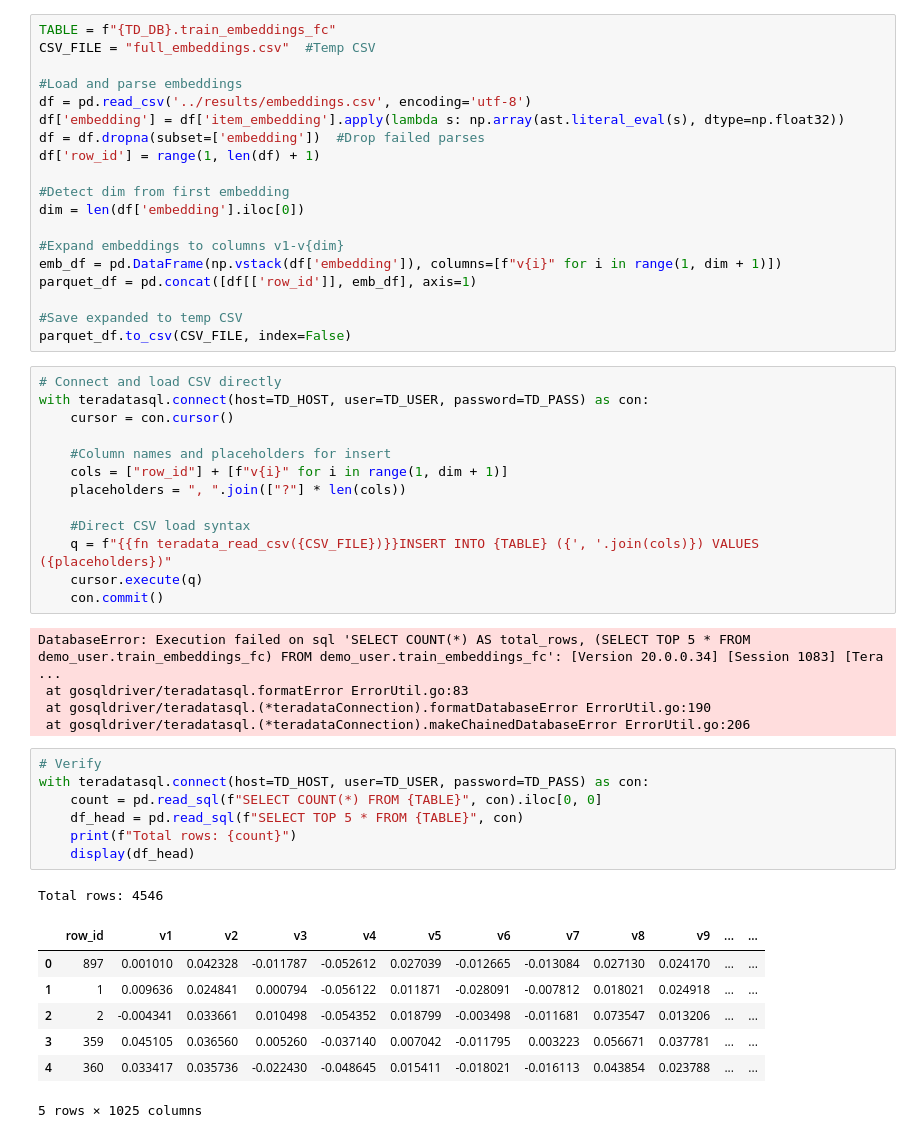
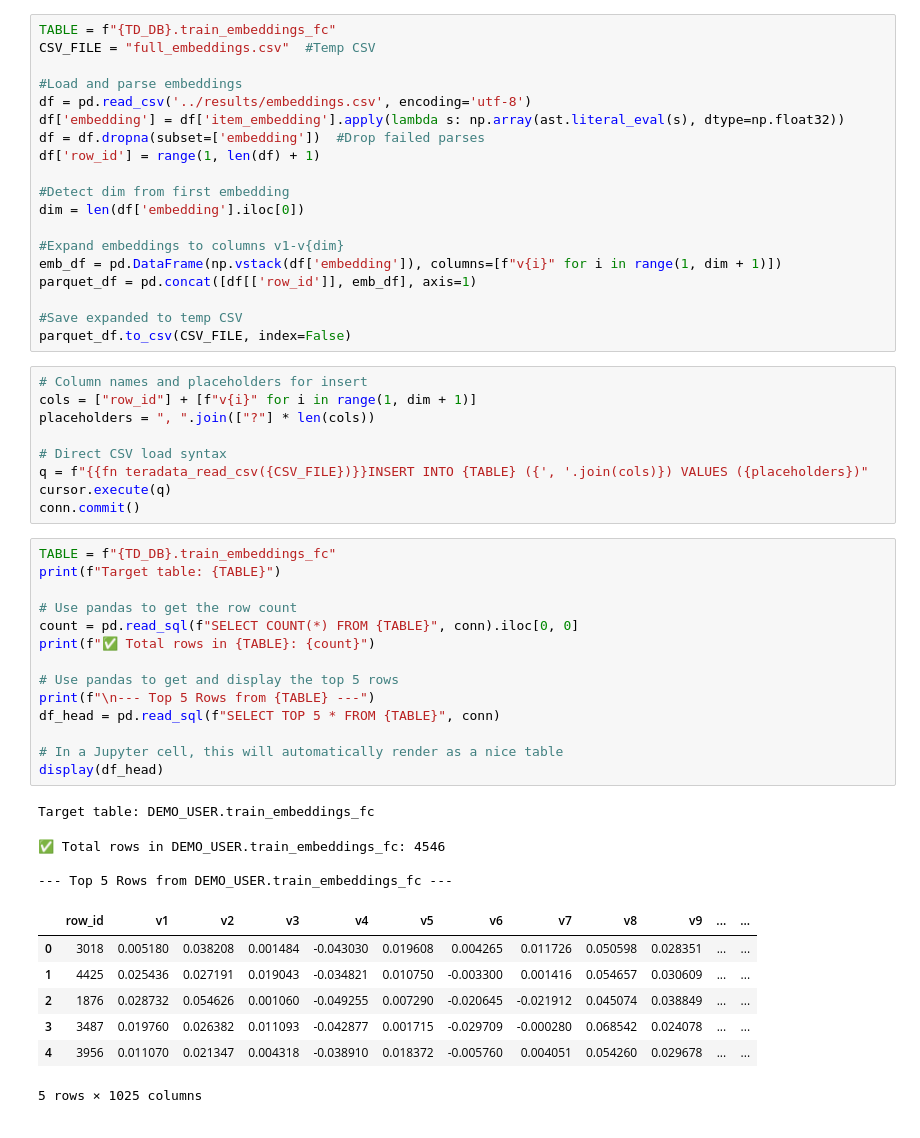
Before and after one commit to A11Veles/Product-GPC-Classification, a Jupyter notebook: src/create_embeddings.ipynb, the cells around one changed output. Saved outputs shown, nothing was run; the diff lists cells and outputs as text.

```diff
--- a/src/create_embeddings.ipynb
+++ b/src/create_embeddings.ipynb
@@ -375,36 +232,37 @@ parquet_df = pd.concat([df[['row_id']], emb_df], axis=1)
 #Save expanded to temp CSV
 parquet_df.to_csv(CSV_FILE, index=False)
 # %%
-# Connect and load CSV directly
-with teradatasql.connect(host=TD_HOST, user=TD_USER, password=TD_PASS) as con:
-    cursor = con.cursor()
+# Column names and placeholders for insert
+cols = ["row_id"] + [f"v{i}" for i in range(1, dim + 1)]
+placeholders = ", ".join(["?"] * len(cols))
 
-    #Column names and placeholders for insert
-    cols = ["row_id"] + [f"v{i}" for i in range(1, dim + 1)]
-    placeholders = ", ".join(["?"] * len(cols))
-
-    #Direct CSV load syntax
-    q = f"{{fn teradata_read_csv({CSV_FILE})}}INSERT INTO {TABLE} ({', '.join(cols)}) VALUES ({placeholders})"
-    cursor.execute(q)
-    con.commit()
+# Direct CSV load syntax
+q = f"{{fn teradata_read_csv({CSV_FILE})}}INSERT INTO {TABLE} ({', '.join(cols)}) VALUES ({placeholders})"
+cursor.execute(q)
+conn.commit()
-# %% [output]
-DatabaseError: Execution failed on sql 'SELECT COUNT(*) AS total_rows, (SELECT TOP 5 * FROM demo_user.train_embeddings_fc) FROM demo_user.train_embeddings_fc': [Version 20.0.0.34] [Session 1083] [Tera ...
- at gosqldriver/teradatasql.formatError ErrorUtil.go:83
- at gosqldriver/teradatasql.(*teradataConnection).formatDatabaseError ErrorUtil.go:190
- at gosqldriver/teradatasql.(*teradataConnection).makeChainedDatabaseError ErrorUtil.go:206
-# %%
-# Verify
-with teradatasql.connect(host=TD_HOST, user=TD_USER, password=TD_PASS) as con:
-    count = pd.read_sql(f"SELECT COUNT(*) FROM {TABLE}", con).iloc[0, 0]
-    df_head = pd.read_sql(f"SELECT TOP 5 * FROM {TABLE}", con)
-    print(f"Total rows: {count}")
-    display(df_head)
-# %% [output]
-Total rows: 4546
-|  | row_id | v1 | v2 | v3 | v4 | v5 | v6 | v7 | v8 | v9 | ... | ... |
-| 0 | 897 | 0.001010 | 0.042328 | -0.011787 | -0.052612 | 0.027039 | -0.012665 | -0.013084 | 0.027130 | 0.024170 | ... | ... |
-| 1 | 1 | 0.009636 | 0.024841 | 0.000794 | -0.056122 | 0.011871 | -0.028091 | -0.007812 | 0.018021 | 0.024918 | ... | ... |
-| 2 | 2 | -0.004341 | 0.033661 | 0.010498 | -0.054352 | 0.018799 | -0.003498 | -0.011681 | 0.073547 | 0.013206 | ... | ... |
-| 3 | 359 | 0.045105 | 0.036560 | 0.005260 | -0.037140 | 0.007042 | -0.011795 | 0.003223 | 0.056671 | 0.037781 | ... | ... |
-| 4 | 360 | 0.033417 | 0.035736 | -0.022430 | -0.048645 | 0.015411 | -0.018021 | -0.016113 | 0.043854 | 0.023788 | ... | ... |
-5 rows × 1025 columns
+# %%
+TABLE = f"{TD_DB}.train_embeddings_fc"
+print(f"Target table: {TABLE}")
+
+# Use pandas to get the row count
+count = pd.read_sql(f"SELECT COUNT(*) FROM {TABLE}", conn).iloc[0, 0]
+print(f"✅ Total rows in {TABLE}: {count}")
+
+# Use pandas to get and display the top 5 rows
+print(f"\n--- Top 5 Rows from {TABLE} ---")
+df_head = pd.read_sql(f"SELECT TOP 5 * FROM {TABLE}", conn)
+
+# In a Jupyter cell, this will automatically render as a nice table
+display(df_head)
+# %% [output]
+Target table: DEMO_USER.train_embeddings_fc
+✅ Total rows in DEMO_USER.train_embeddings_fc: 4546
+
+--- Top 5 Rows from DEMO_USER.train_embeddings_fc ---
+|  | row_id | v1 | v2 | v3 | v4 | v5 | v6 | v7 | v8 | v9 | ... | ... |
+| 0 | 3018 | 0.005180 | 0.038208 | 0.001484 | -0.043030 | 0.019608 | 0.004265 | 0.011726 | 0.050598 | 0.028351 | ... | ... |
+| 1 | 4425 | 0.025436 | 0.027191 | 0.019043 | -0.034821 | 0.010750 | -0.003300 | 0.001416 | 0.054657 | 0.030609 | ... | ... |
+| 2 | 1876 | 0.028732 | 0.054626 | 0.001060 | -0.049255 | 0.007290 | -0.020645 | -0.021912 | 0.045074 | 0.038849 | ... | ... |
+| 3 | 3487 | 0.019760 | 0.026382 | 0.011093 | -0.042877 | 0.001715 | -0.029709 | -0.000280 | 0.068542 | 0.024078 | ... | ... |
+| 4 | 3956 | 0.011070 | 0.021347 | 0.004318 | -0.038910 | 0.018372 | -0.005760 | 0.004051 | 0.054260 | 0.029678 | ... | ... |
+5 rows × 1025 columns
```
Also changed, not shown: parts of 22 cells of this notebook, 1 other file.
